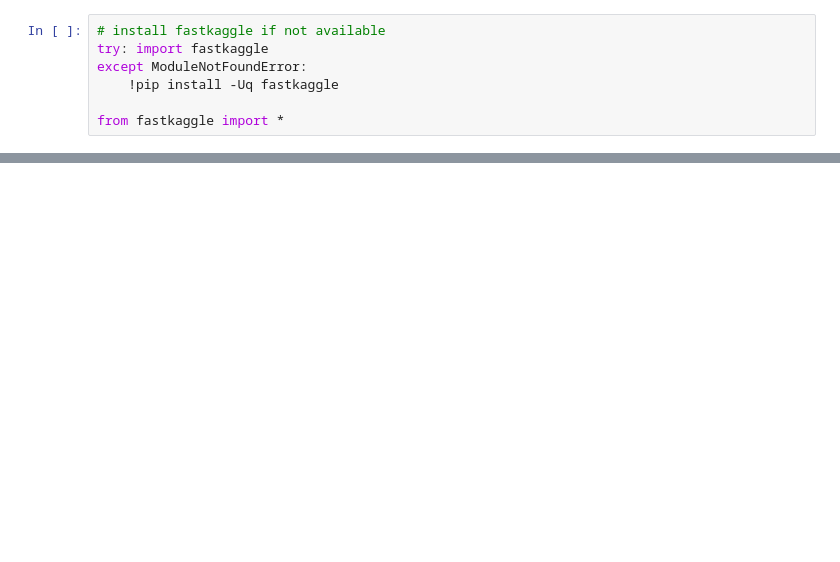
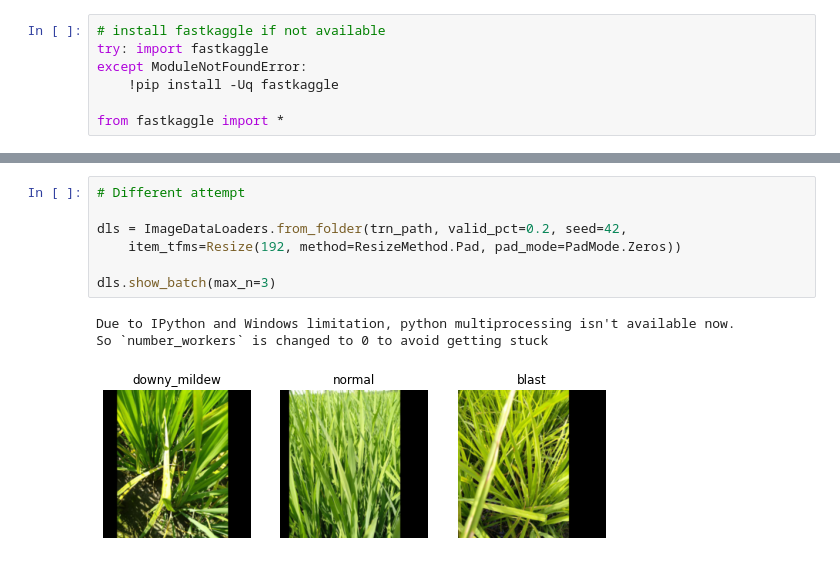
Before and after one commit to lukexyz/crystal-ball, a Jupyter notebook: nbs/fastkaggle.ipynb, the cells around one changed output, grey strips where cells are left out. Drawn from its saved outputs; the diff is of its cells as text; blank space fills up the shorter version.

```diff
--- a/nbs/fastkaggle.ipynb
+++ b/nbs/fastkaggle.ipynb
@@ -18,0 +85,11 @@ Path('paddy-disease-classification')
+# %%
+# Different attempt
+
+dls = ImageDataLoaders.from_folder(trn_path, valid_pct=0.2, seed=42,
+    item_tfms=Resize(192, method=ResizeMethod.Pad, pad_mode=PadMode.Zeros))
+
+dls.show_batch(max_n=3)
+# %% [output]
+Due to IPython and Windows limitation, python multiprocessing isn't available now.
+So `number_workers` is changed to 0 to avoid getting stuck
+[figure, added]
```
Also changed, not shown: parts of 27 cells of this notebook.
